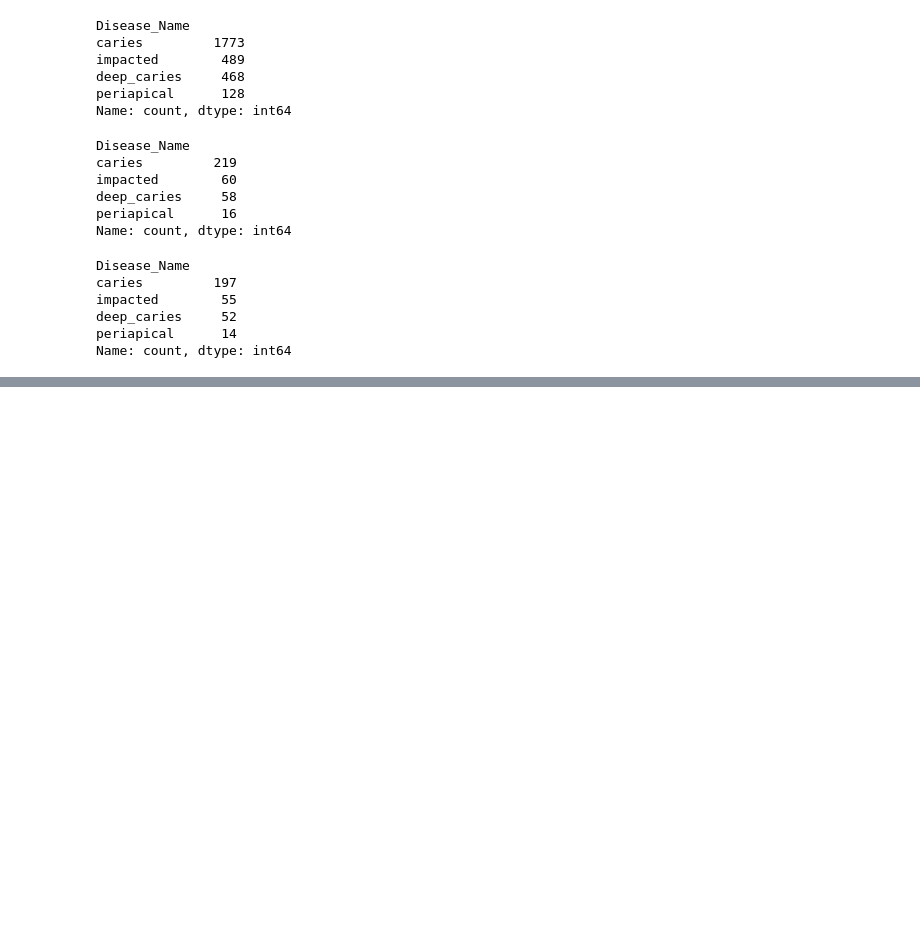
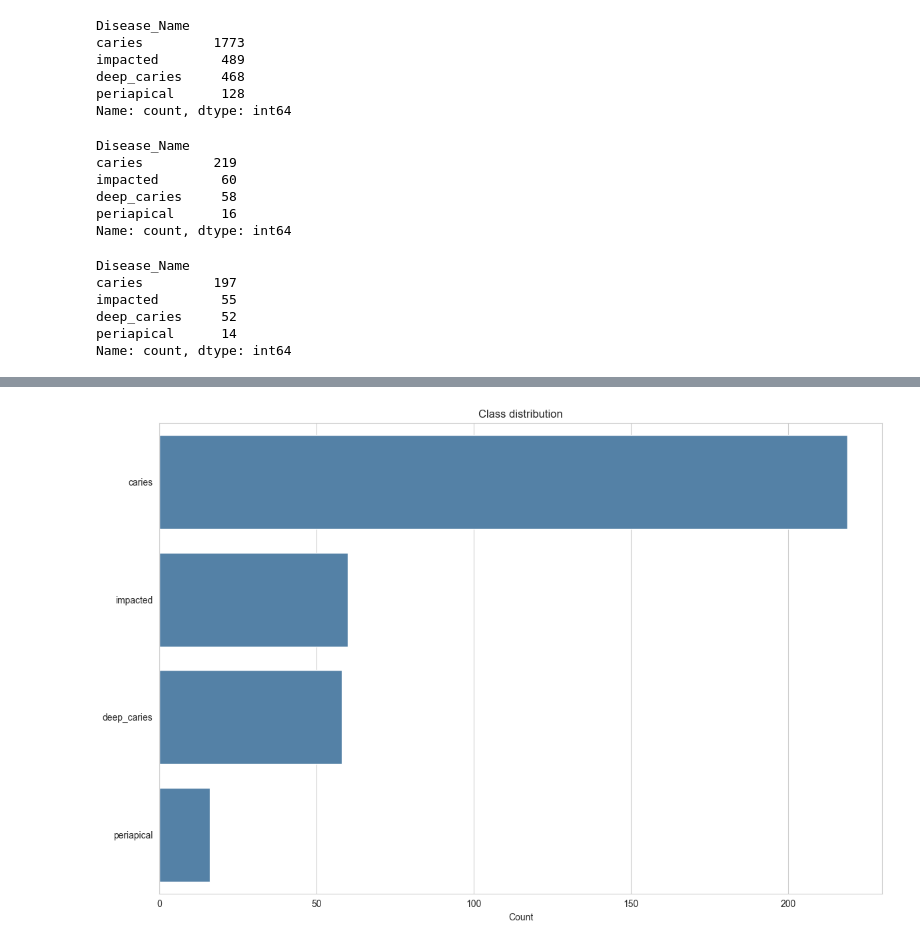
Before and after one commit to abdubakr77/dental-xray-ai, a Jupyter notebook: Notebooks/02_data_preparation.ipynb, the cells around one changed output, grey strips where cells are left out. Cells and saved outputs as stored; diff of their text form; code cells hidden in the pictures; blank space fills up the shorter version.

```diff
--- a/Notebooks/02_data_preparation.ipynb
+++ b/Notebooks/02_data_preparation.ipynb
@@ -184,0 +199,4 @@ Name: count, dtype: int64
+# %%
+show_cls_dist(valid_df)
+# %% [output]
+[figure, added]
```
Also changed, not shown: parts of 3 cells of this notebook.
